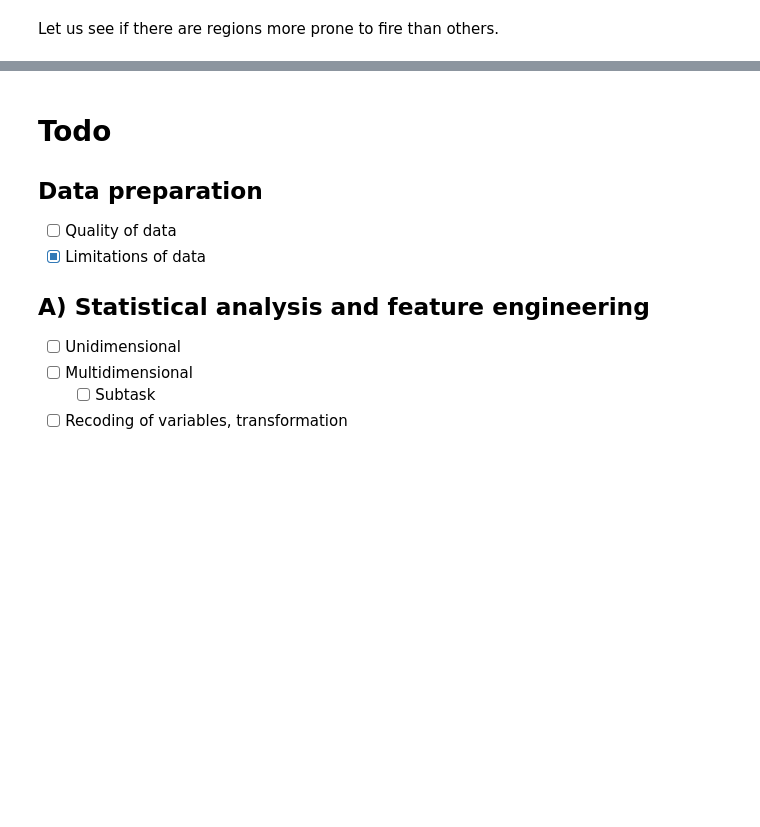
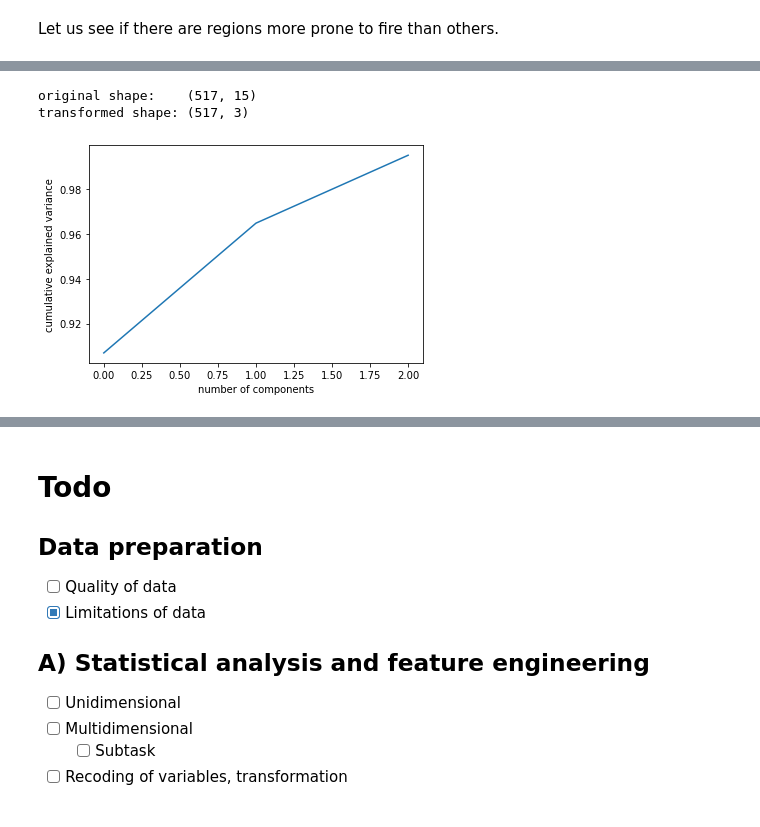
Before and after one commit to alex-fddz/forest-fires, a Jupyter notebook: project.ipynb, the cells around one changed output, grey strips where cells are left out. Cells and saved outputs as stored; diff of their text form; code cells hidden in the pictures; blank space fills up the shorter version.

```diff
--- a/project.ipynb
+++ b/project.ipynb
@@ -216,0 +291,10 @@ print(fires_by_area.describe())
+# %%
+from sklearn.decomposition import PCA
+# Convert dataframe to numpy array
+df_array = df.to_numpy()
+
+# Remove categorical features
+df_array = np.delete(df_array, np.s_[2:4], axis=1)
+# %%
+pca = PCA(n_components=3)
+pca.fit(df_array)
@@ -216,0 +320,13 @@ print(fires_by_area.describe())
+# %%
+df_pca = pca.transform(df_array)
+print("original shape:   ", df_array.shape)
+print("transformed shape:", df_pca.shape)
+# %% [output]
+original shape:    (517, 15)
+transformed shape: (517, 3)
+# %%
+plt.plot(np.cumsum(pca.explained_variance_ratio_))
+plt.xlabel('number of components')
+plt.ylabel('cumulative explained variance');
+# %% [output]
+[figure, added]
```
Also changed, not shown: parts of 17 cells of this notebook.
